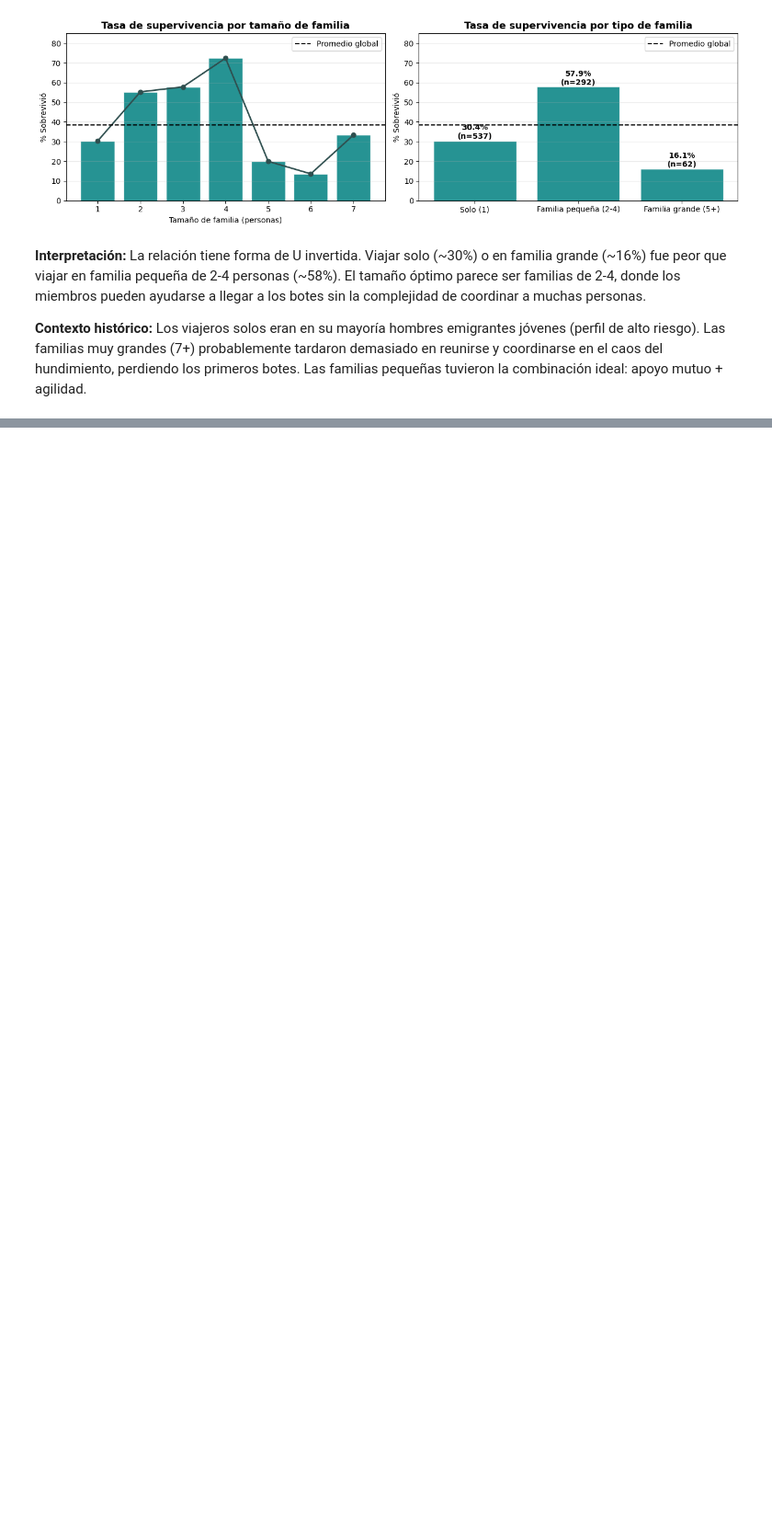
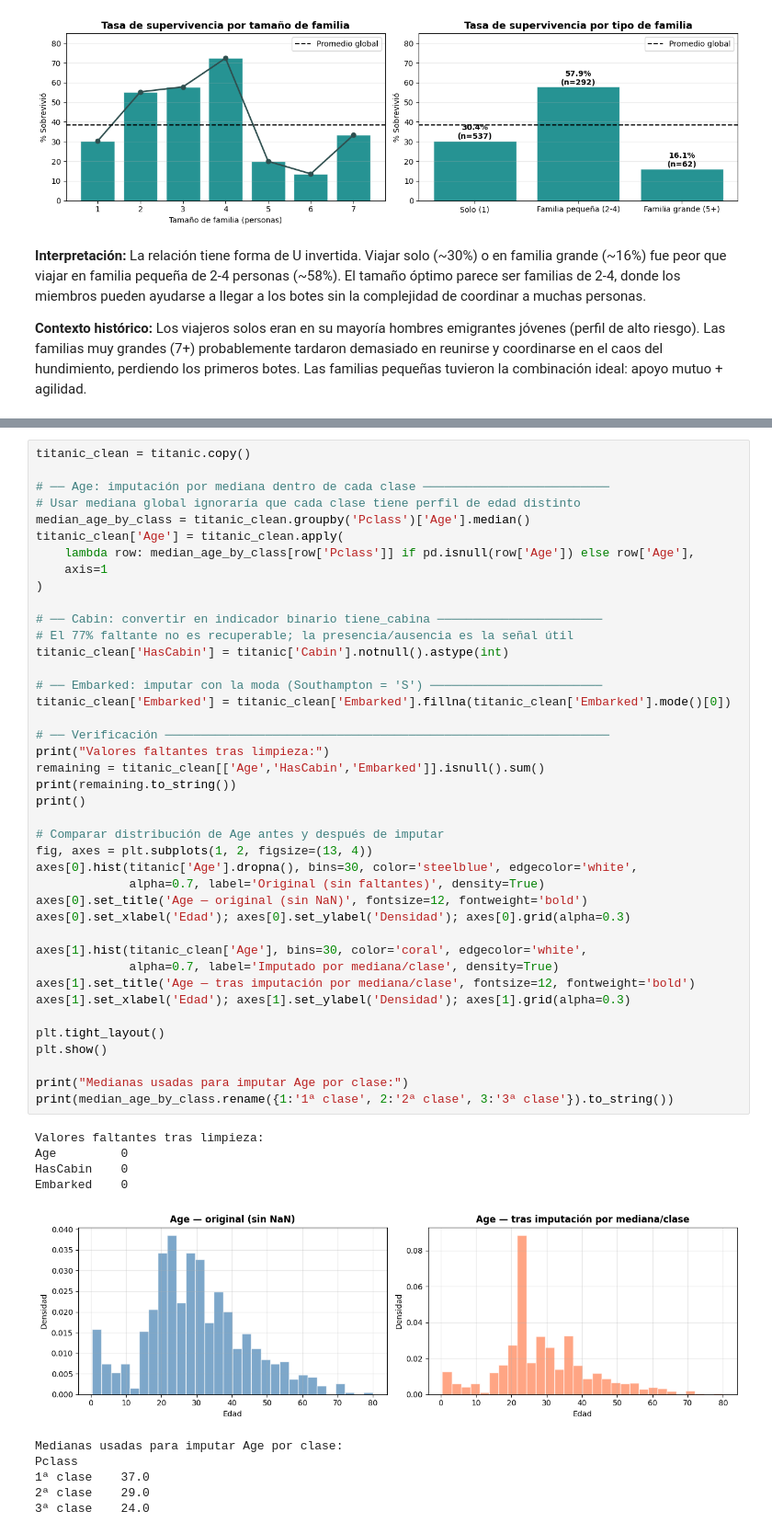
Before and after one commit to Ricardo-B04/Titanic_EDA, a Jupyter notebook: titanic_EDA.ipynb, the cells around one changed output, grey strips where cells are left out. Shown at 92% size. Saved outputs shown, nothing was run; the diff lists cells and outputs as text; blank space fills up the shorter version.

```diff
--- a/titanic_EDA.ipynb
+++ b/titanic_EDA.ipynb
@@ -465,0 +560,52 @@ plt.show()
+# %%
+titanic_clean = titanic.copy()
+
+# ── Age: imputación por mediana dentro de cada clase ──────────────────────────
+# Usar mediana global ignoraría que cada clase tiene perfil de edad distinto
+median_age_by_class = titanic_clean.groupby('Pclass')['Age'].median()
+titanic_clean['Age'] = titanic_clean.apply(
+    lambda row: median_age_by_class[row['Pclass']] if pd.isnull(row['Age']) else row['Age'],
+    axis=1
+)
+
+# ── Cabin: convertir en indicador binario tiene_cabina ───────────────────────
+# El 77% faltante no es recuperable; la presencia/ausencia es la señal útil
+titanic_clean['HasCabin'] = titanic['Cabin'].notnull().astype(int)
+
+# ── Embarked: imputar con la moda (Southampton = 'S') ────────────────────────
+titanic_clean['Embarked'] = titanic_clean['Embarked'].fillna(titanic_clean['Embarked'].mode()[0])
+
+# ── Verificación ──────────────────────────────────────────────────────────────
+print("Valores faltantes tras limpieza:")
+remaining = titanic_clean[['Age','HasCabin','Embarked']].isnull().sum()
+print(remaining.to_string())
+print()
+
+# Comparar distribución de Age antes y después de imputar
+fig, axes = plt.subplots(1, 2, figsize=(13, 4))
+axes[0].hist(titanic['Age'].dropna(), bins=30, color='steelblue', edgecolor='white',
+             alpha=0.7, label='Original (sin faltantes)', density=True)
+axes[0].set_title('Age — original (sin NaN)', fontsize=12, fontweight='bold')
+axes[0].set_xlabel('Edad'); axes[0].set_ylabel('Densidad'); axes[0].grid(alpha=0.3)
+
+axes[1].hist(titanic_clean['Age'], bins=30, color='coral', edgecolor='white',
+             alpha=0.7, label='Imputado por mediana/clase', density=True)
+axes[1].set_title('Age — tras imputación por mediana/clase', fontsize=12, fontweight='bold')
+axes[1].set_xlabel('Edad'); axes[1].set_ylabel('Densidad'); axes[1].grid(alpha=0.3)
+
+plt.tight_layout()
+plt.show()
+
+print("Medianas usadas para imputar Age por clase:")
+print(median_age_by_class.rename({1:'1ª clase', 2:'2ª clase', 3:'3ª clase'}).to_string())
+# %% [output]
+Valores faltantes tras limpieza:
+Age         0
+HasCabin    0
+Embarked    0
+[figure, added]
+Medianas usadas para imputar Age por clase:
+Pclass
+1ª clase    37.0
+2ª clase    29.0
+3ª clase    24.0
```
Also changed, not shown: parts of 13 cells of this notebook.
